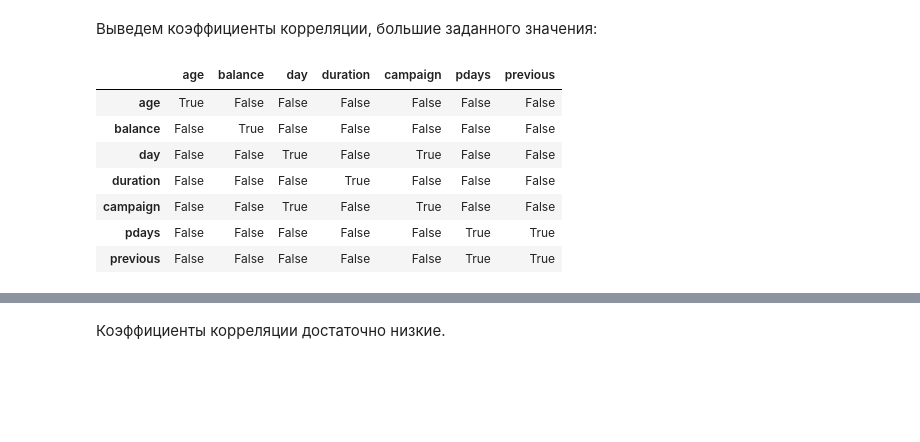
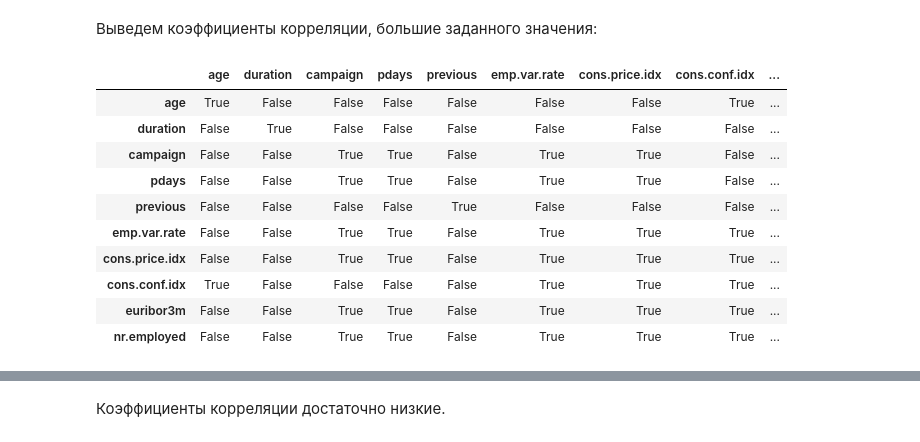
Before and after one commit to hellozakhar/machinelearning2020, a Jupyter notebook: machinelearning-fall2020.ipynb, the cells around one changed output, grey strips where cells are left out. Saved outputs shown, nothing was run; the diff lists cells and outputs as text; code cells hidden in the pictures; blank space fills up the shorter version.

```diff
--- a/machinelearning-fall2020.ipynb
+++ b/machinelearning-fall2020.ipynb
@@ -14,7 +14,7 @@ import sklearn                  # Алгоритмы машинного обуч
 # 1. Загружаем данные
 # %%
 url = "https://raw.githubusercontent.com/hellozakhar/machinelearning2020/main/bank-full.csv"
-data_raw = pd.read_csv(url)
+data = pd.read_csv(url)
 # %% [markdown]
 ## Описание задачи
 # %% [markdown]
@@ -232,6 +137,6 @@ pass
 # %% [markdown]
 Можно вычислить матрицу корреляции для количественных признаков:
 # %%
-corr_mat = data_raw.corr()
+corr_mat = data.corr()
 corr_mat
 # %% [output]
@@ -253,14 +176,17 @@ pass
 # %% [markdown]
 Выведем коэффициенты корреляции, большие заданного значения:
 # %%
-corr_mat > 0.1
+corr_mat > 0.05
 # %% [output]
-|  | age | balance | day | duration | campaign | pdays | previous |
-| age | True | False | False | False | False | False | False |
-| balance | False | True | False | False | False | False | False |
-| day | False | False | True | False | True | False | False |
-| duration | False | False | False | True | False | False | False |
-| campaign | False | False | True | False | True | False | False |
-| pdays | False | False | False | False | False | True | True |
-| previous | False | False | False | False | False | True | True |
+|  | age | duration | campaign | pdays | previous | emp.var.rate | cons.price.idx | cons.conf.idx | ... |
+| age | True | False | False | False | False | False | False | True | ... |
+| duration | False | True | False | False | False | False | False | False | ... |
+| campaign | False | False | True | True | False | True | True | False | ... |
+| pdays | False | False | True | True | False | True | True | False | ... |
+| previous | False | False | False | False | True | False | False | False | ... |
+| emp.var.rate | False | False | True | True | False | True | True | True | ... |
+| cons.price.idx | False | False | True | True | False | True | True | True | ... |
+| cons.conf.idx | True | False | False | False | False | True | True | True | ... |
+| euribor3m | False | False | True | True | False | True | True | True | ... |
+| nr.employed | False | False | True | True | False | True | True | True | ... |
 # %%
```
Also changed, not shown: parts of 127 cells of this notebook.
